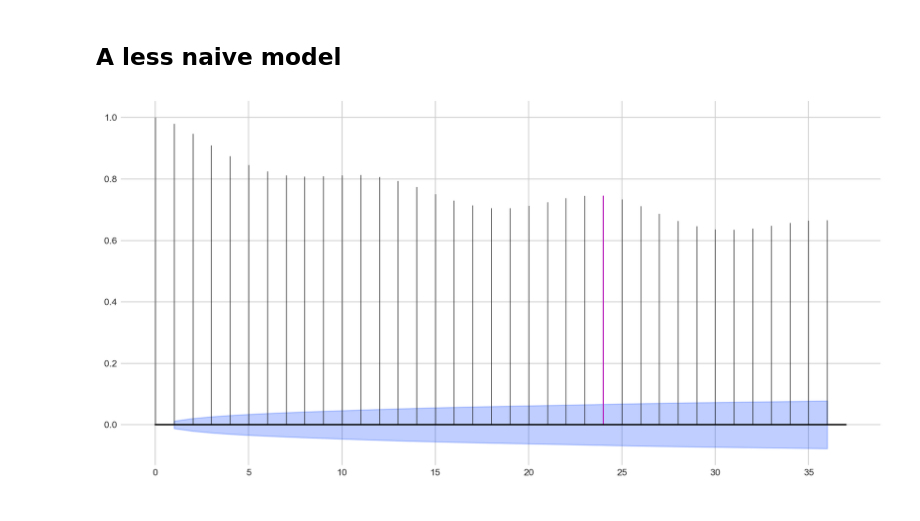
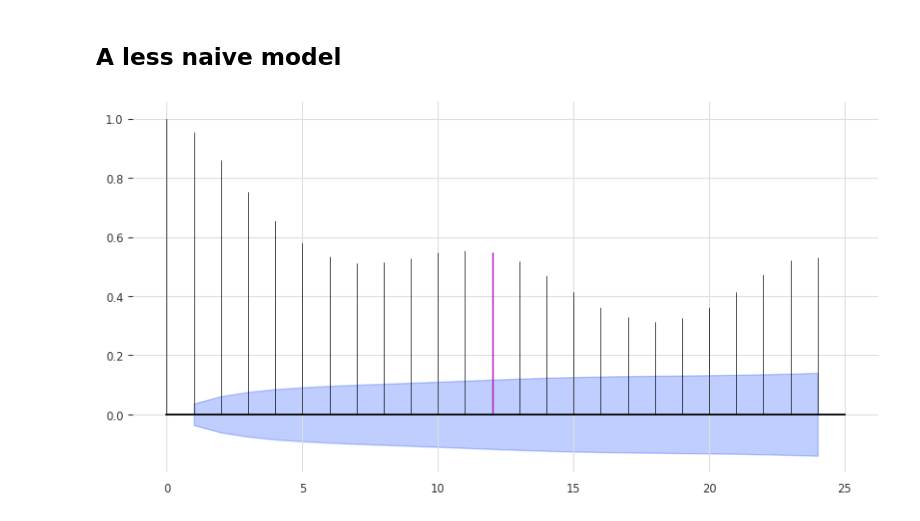
Before and after one commit to Brlsadiksha/M6_sem_project, a Jupyter notebook: 03_sklearn_linear model.ipynb, the cells around one changed output. Cells and saved outputs as stored; diff of their text form; code cells hidden in the pictures.

```diff
--- a/03_sklearn_linear model.ipynb
+++ b/03_sklearn_linear model.ipynb
@@ -168,8 +172,12 @@ from sklearn.linear_model import BayesianRidge
 from darts import TimeSeries
 from darts.dataprocessing.transformers import Scaler
 
+import pandas as pd
+import numpy as np
+from darts import TimeSeries
+
 # Load the electric dataset(CSV) into a Pandas DataFrame
-df_el = pd.read_csv('el_price.csv', sep = ';')
+df_el = pd.read_csv('Day-ahead Prices.csv')
 # Select the desired columns
 df_el = df_el[['MTU (CET/CEST)', 'Day-ahead Price [EUR/MWh]']]
 
@@ -179,14 +187,18 @@ df_el = df_el.rename(columns={'MTU (CET/CEST)': 'date', 'Day-ahead Price [EUR/MW
 # Extract the first 16 characters from the 'date' column
 df_el['date'] = df_el['date'].apply(lambda x: x[0:16])
 
-# Interpolate missing values in the 'price' column using linear method
-df_el['price'].interpolate(method='linear', inplace=True)
+# Drop rows where 'price' column is equal to '-'
+df_el.drop(df_el[df_el['price'] == '-'].index, inplace=True)
 
-ts = TimeSeries.from_dataframe(df_el, time_col='date', value_cols = 'price', fill_missing_dates=True, freq=None)
+median_price = df_el['price'].median()
+df_el['price'].fillna(median_price, inplace=True)
+
+df_el['date'] = pd.to_datetime(df_el['date'], format='%d.%m.%Y %H:%M')
+ts = TimeSeries.from_dataframe(df_el, time_col='date', value_cols = 'price', fill_missing_dates=False, freq='H')
 
 
 # training
-train, test = ts.split_after(pd.Timestamp("01.05.2023 00:00"))
+train, test = ts.split_after(pd.Timestamp("05.01.2023 00:00"))
 
 scaler = Scaler()
 train_scaled = scaler.fit_transform(train)
@@ -197,7 +209,7 @@ model = RegressionModel(lags=24, model=BayesianRidge())
 
 model.fit(train_scaled)
 
-pred = model.predict(train_scaled)
+pred = model.predict(test_scaled)
 
 # scale back:
 pred = scaler.inverse_transform(pred)
@@ -221,14 +233,14 @@ rmse(ts, pred)
 # %%
 from darts.utils.statistics import plot_acf, check_seasonality
 
-plot_acf(train, m=24, max_lag = 36, alpha=0.05)
+plot_acf(train, m=12, max_lag = 24, alpha=0.05)
 
-for m in range(2, 36):
-    is_seasonal, period = check_seasonality(train, m=24, max_lag = 12, alpha=0.05)
+for m in range(2, 24):
+    is_seasonal, period = check_seasonality(train, m=12, max_lag = 24, alpha=0.05)
     if is_seasonal:
         print("There is seasonality of order {}.".format(period))
 # %% [output]
-[figure, old version]
+[figure, new version]
 # %%
 from darts.models import NaiveSeasonal
 
```
Also changed, not shown: parts of 6 cells of this notebook, 2 other files.
